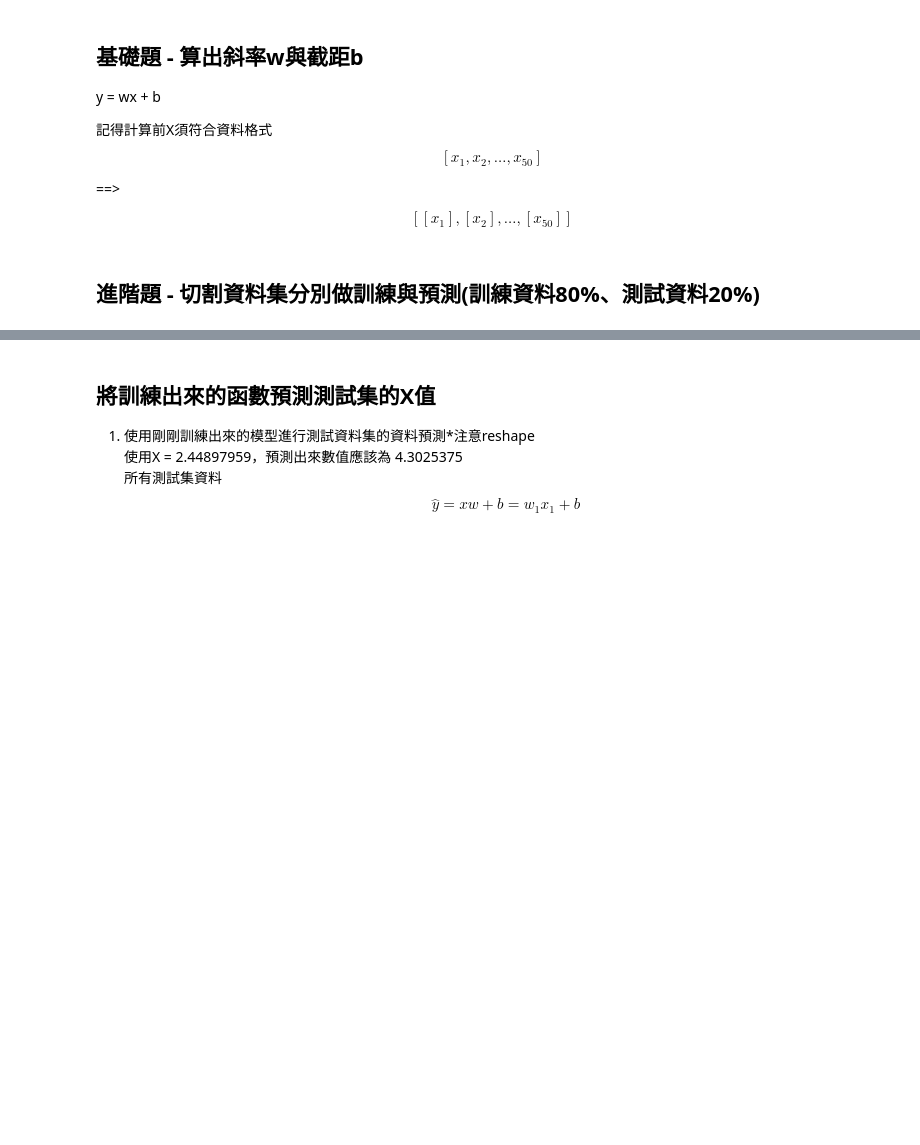
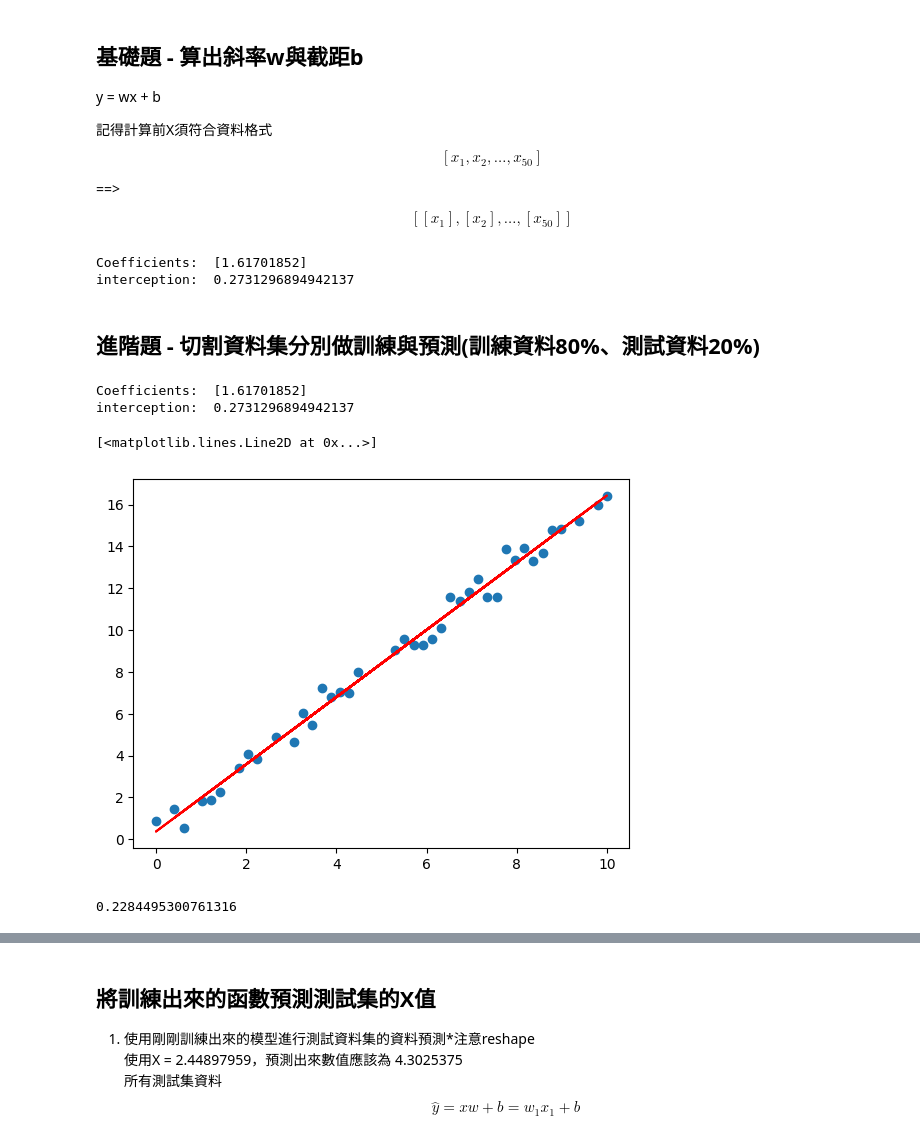
Before and after one commit to akjmo97/IMLP421, a Jupyter notebook: Unit04/Linear Regression_HW.ipynb, the cells around one changed output, grey strips where cells are left out. Drawn from its saved outputs; the diff is of its cells as text; code cells hidden in the pictures; blank space fills up the shorter version.

```diff
--- a/Unit04/Linear Regression_HW.ipynb
+++ b/Unit04/Linear Regression_HW.ipynb
@@ -43,3 +40,13 @@ y = np.array([ 0.85848224, -0.10657947,  1.42771901,  0.53554778,  1.20216826,
+# %%
+regr = LinearRegression()
+X_train = x.reshape(-1,1)
+y_train=y
+regr.fit(X_train,y_train)
+print('Coefficients: ', regr.coef_)
+print('interception: ', regr.intercept_)
+# %% [output]
+Coefficients:  [1.61701852]
+interception:  0.2731296894942137
 # %% [markdown]
 ## 進階題 - 切割資料集分別做訓練與預測(訓練資料80%、測試資料20%)
 # %%
@@ -67,6 +74,28 @@ y = np.array([ 0.85848224, -0.10657947,  1.42771901,  0.53554778,  1.20216826,
        12.45642786, 11.58403954, 11.60186428, 13.88486667, 13.35550112,
        13.93938726, 13.31678277, 13.69551472, 14.76548676, 14.81731598,
        14.9659187 , 15.19213921, 15.28195017, 15.97997265, 16.41258817])
+# %%
+x_train, x_test, y_train, y_test = train_test_split(x, y, test_size=0.2, random_state=20)
+# %%
+regr2 = LinearRegression()
+X_train = x_train.reshape(-1,1)
+regr2.fit(X_train,y_train)
+print('Coefficients: ', regr.coef_)
+print('interception: ', regr.intercept_)
+# %% [output]
+Coefficients:  [1.61701852]
+interception:  0.2731296894942137
+# %%
+plt.plot(x_train,y_train,'o')
+plt.plot(x_train,regr2.predict(X_train),'r')
+# %% [output]
+[<matplotlib.lines.Line2D at 0x...>]
+[figure, added]
+# %%
+mse = np.sum((regr2.predict(X_train)-y_train)**2) / len(y_train)
+print(mse)
+# %% [output]
+0.2284495300761316
 # %%
 #匯入在sklearn.linear_model套件裡面的LinearRegression模型
 #匯入在sklearn.model_selection套件裡面的train_test_split模組
```
Also changed, not shown: parts of 8 cells of this notebook.
